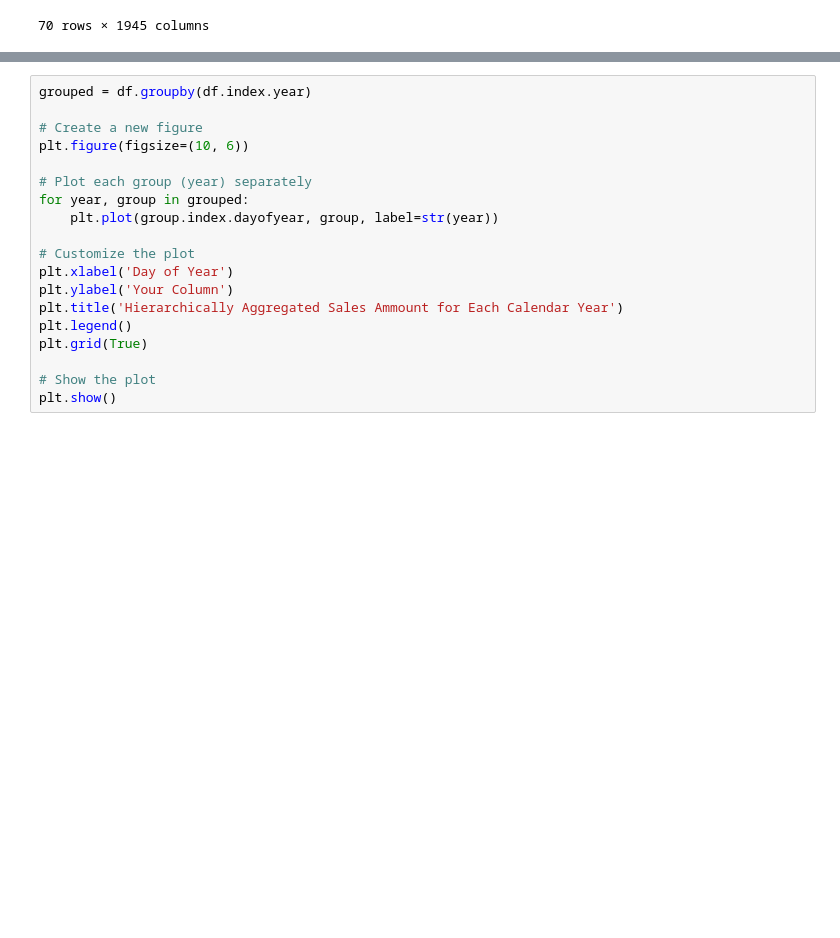
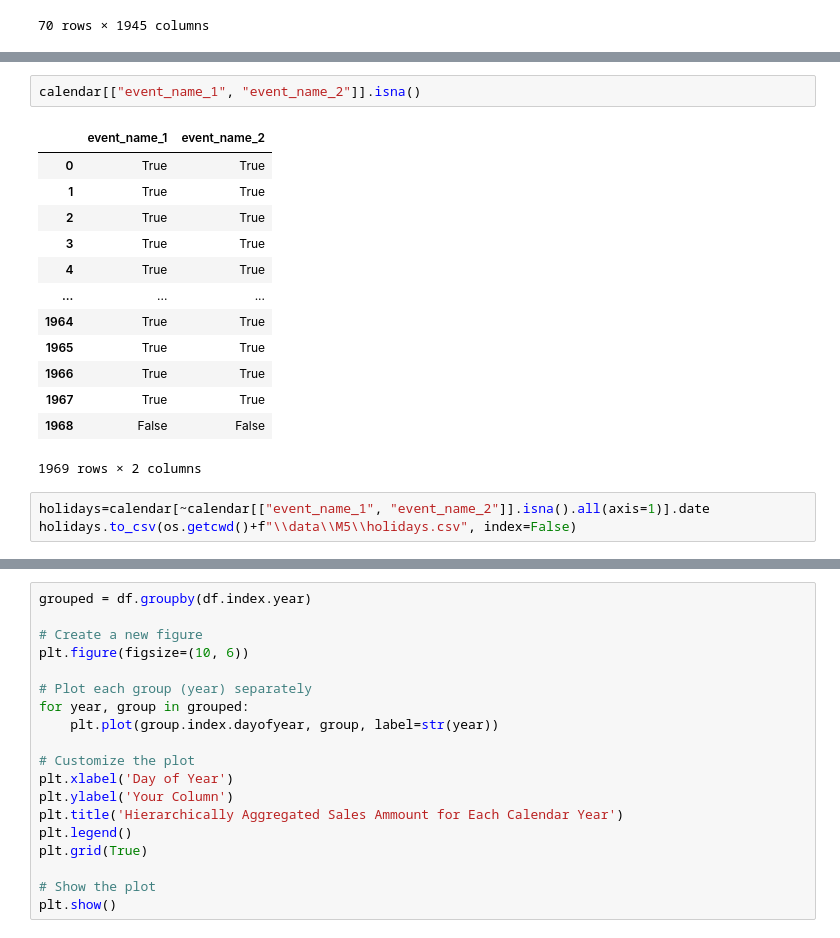
Before and after one commit to skoMarat/M5, a Jupyter notebook: notebook.ipynb, the cells around one changed output, grey strips where cells are left out. Drawn from its saved outputs; the diff is of its cells as text; blank space fills up the shorter version.

```diff
--- a/notebook.ipynb
+++ b/notebook.ipynb
@@ -107,0 +104,19 @@ data
+# %%
+calendar[["event_name_1", "event_name_2"]].isna()
+# %% [output]
+|  | event_name_1 | event_name_2 |
+| 0 | True | True |
+| 1 | True | True |
+| 2 | True | True |
+| 3 | True | True |
+| 4 | True | True |
+| ... | ... | ... |
+| 1964 | True | True |
+| 1965 | True | True |
+| 1966 | True | True |
+| 1967 | True | True |
+| 1968 | False | False |
+1969 rows × 2 columns
+# %%
+holidays=calendar[~calendar[["event_name_1", "event_name_2"]].isna().all(axis=1)].date
+holidays.to_csv(os.getcwd()+f"\\data\\M5\\holidays.csv", index=False)
```
Also changed, not shown: parts of 22 cells of this notebook, 7 other files.
